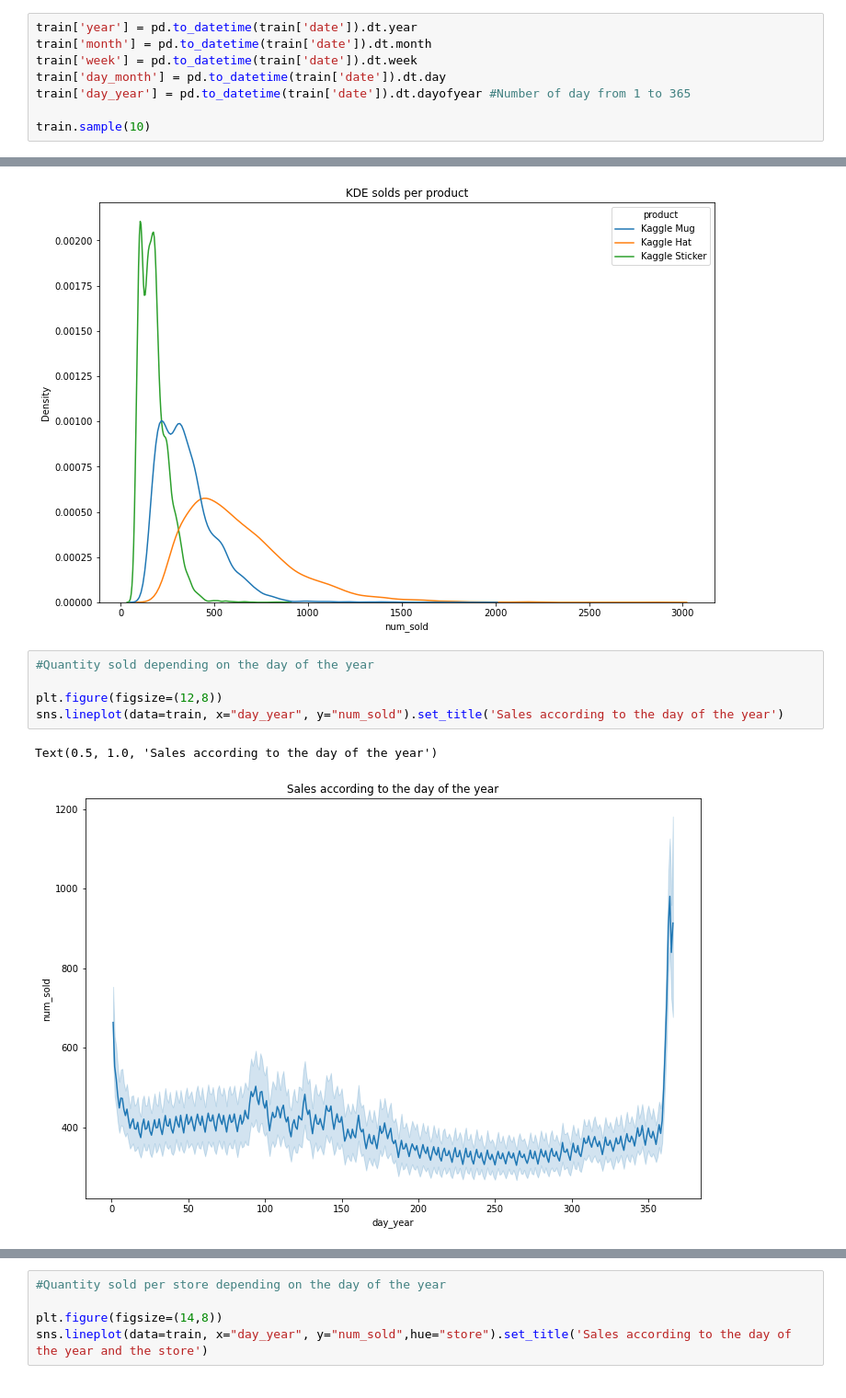
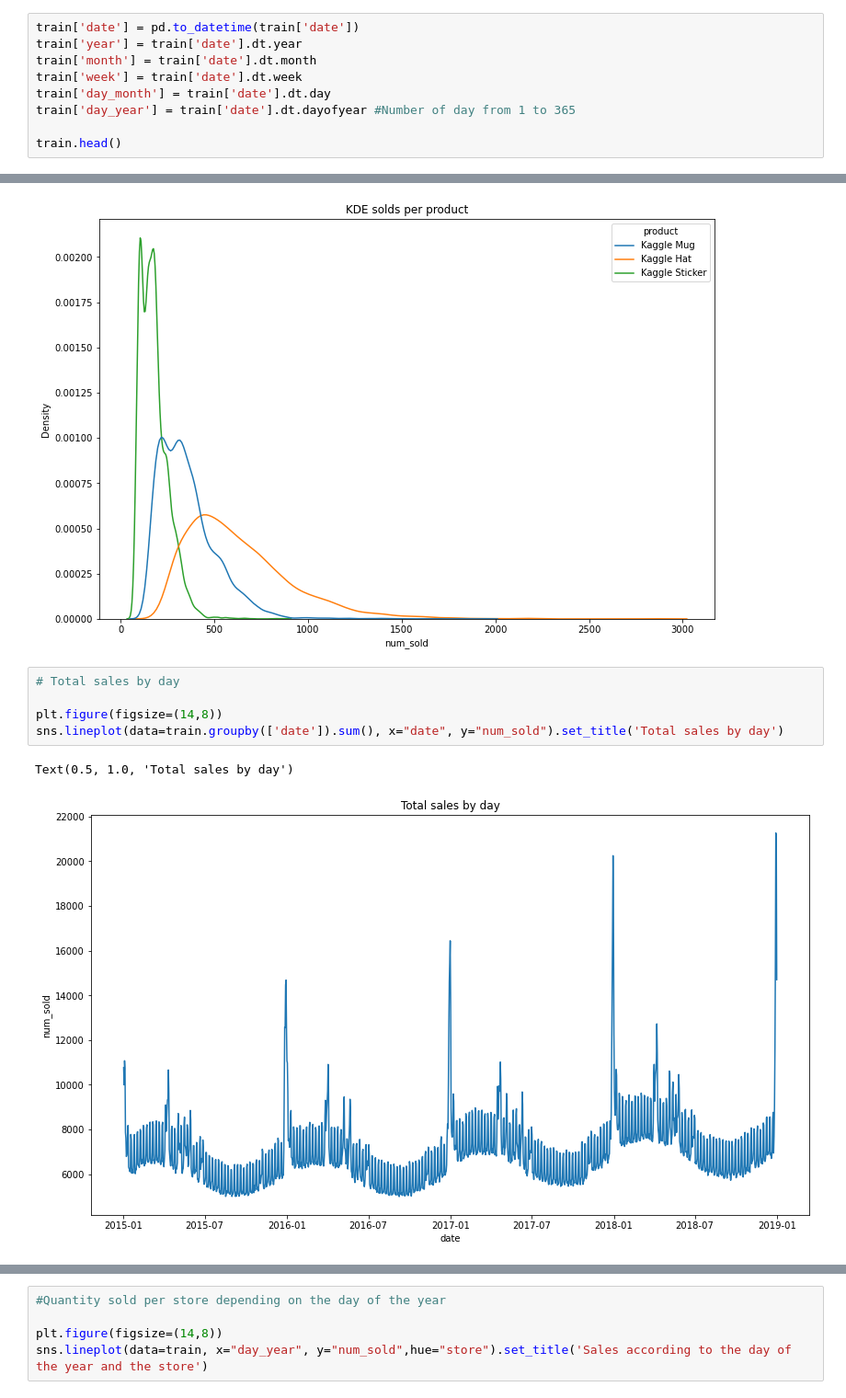
Before and after one commit to ccollado7/kaggle-tps-jan2022, a Jupyter notebook: notebooks/EDA/kaggle-tps-EDA.ipynb, the cells around one changed output, grey strips where cells are left out. Shown at 92% size. Cells and saved outputs as stored; diff of their text form.

```diff
--- a/notebooks/EDA/kaggle-tps-EDA.ipynb
+++ b/notebooks/EDA/kaggle-tps-EDA.ipynb
@@ -44,12 +44,13 @@ dtype: object
 # %% [markdown]
 In order to perform analysis by time periods, I incorporate columns with these values
 # %%
-train['year'] = pd.to_datetime(train['date']).dt.year
-train['month'] = pd.to_datetime(train['date']).dt.month
-train['week'] = pd.to_datetime(train['date']).dt.week
-train['day_month'] = pd.to_datetime(train['date']).dt.day
-train['day_year'] = pd.to_datetime(train['date']).dt.dayofyear #Number of day from 1 to 365
+train['date'] = pd.to_datetime(train['date'])
+train['year'] = train['date'].dt.year
+train['month'] = train['date'].dt.month
+train['week'] = train['date'].dt.week
+train['day_month'] = train['date'].dt.day
+train['day_year'] = train['date'].dt.dayofyear #Number of day from 1 to 365
 
-train.sample(10)
+train.head()
 # %% [output]
 |  | row_id | date | country | store | product | num_sold | year | month | week | day_month | day_year |
@@ -156,13 +152,13 @@ sns.kdeplot(data=train, x="num_sold", hue="product").set_title('KDE solds per pr
 Text(0.5, 1.0, 'KDE solds per product')
 [figure]
 # %%
-#Quantity sold depending on the day of the year
+# Total sales by day
 
-plt.figure(figsize=(12,8))
-sns.lineplot(data=train, x="day_year", y="num_sold").set_title('Sales according to the day of the year')
+plt.figure(figsize=(14,8))
+sns.lineplot(data=train.groupby(['date']).sum(), x="date", y="num_sold").set_title('Total sales by day')
 # %% [output]
-Text(0.5, 1.0, 'Sales according to the day of the year')
+Text(0.5, 1.0, 'Total sales by day')
-[figure, old version]
+[figure, new version]
 # %%
 #Quantity sold by country depending on the day of the year
 
```
Also changed, not shown: parts of 6 cells of this notebook, 2 other files.
